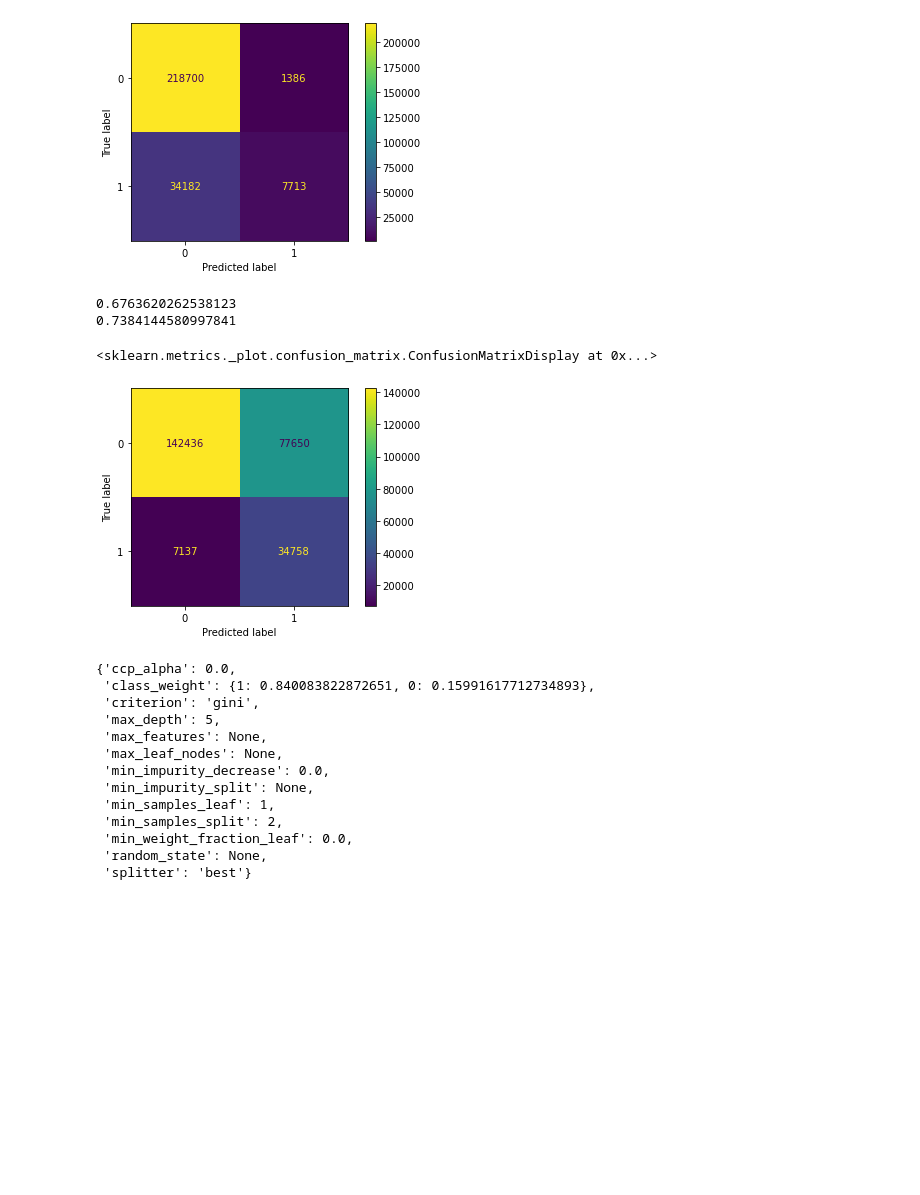
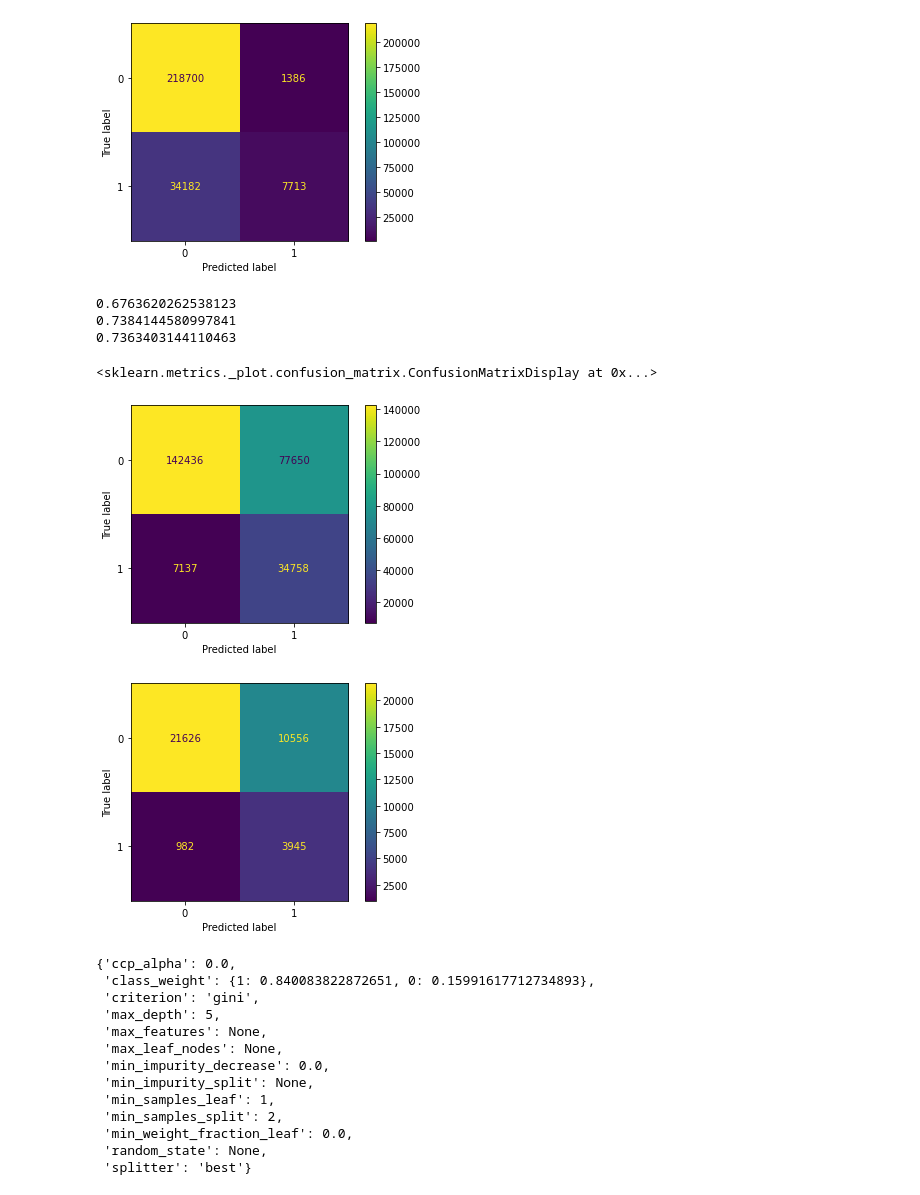
Before and after one commit to alexanderkrauck/CHEERS_Challenge, a Jupyter notebook: CHEERS_challenge_round_1/06_Feature_Relevance_Exploration.ipynb, the cells around one changed output. Saved outputs shown, nothing was run; the diff lists cells and outputs as text; code cells hidden in the pictures; blank space fills up the shorter version.

```diff
--- a/CHEERS_challenge_round_1/06_Feature_Relevance_Exploration.ipynb
+++ b/CHEERS_challenge_round_1/06_Feature_Relevance_Exploration.ipynb
@@ -37,6 +37,7 @@ Global seed set to 1337
 1337
 # %%
 train_ds = RelevantDataset(dataset="train", target_mode="isrelevant", device=device)
+val_ds = RelevantDataset(dataset="val", device = device, target_mode="isrelevant", dimensions = train_ds.dimensions)
 # %%
 import sklearn
 import sklearn.tree
@@ -45,6 +46,9 @@ import sklearn.metrics
 # %%
 X_without_bert = np.delete(train_ds.X,2,axis=-1)
 Y= train_ds.Y
+
+X_val = np.delete(val_ds.X,2,axis=-1)
+Y_val = val_ds.Y
 # %%
 tree = sklearn.tree.DecisionTreeClassifier(criterion = "gini", max_depth=5)
 tree.fit(X_without_bert, Y)
@@ -59,14 +63,19 @@ sklearn.metrics.plot_confusion_matrix(tree, X_without_bert, Y)
 # %%
 tree = sklearn.tree.DecisionTreeClassifier(criterion = "gini", max_depth=5 , class_weight = {1: 1-train_ds.prior, 0:train_ds.prior})
 tree.fit(X_without_bert, Y)
 print(sklearn.metrics.accuracy_score(Y, tree.predict(X_without_bert)))
 print(sklearn.metrics.balanced_accuracy_score( Y, tree.predict(X_without_bert)))
+print(sklearn.metrics.balanced_accuracy_score( Y_val, tree.predict(X_val)))
+
 sklearn.metrics.plot_confusion_matrix(tree, X_without_bert, Y)
+sklearn.metrics.plot_confusion_matrix(tree, X_val, Y_val)
 # %% [output]
 0.6763620262538123
 0.7384144580997841
+0.7363403144110463
 <sklearn.metrics._plot.confusion_matrix.ConfusionMatrixDisplay at 0x...>
 [figure]
+[figure, added]
 # %%
 tree.get_params(deep=True)
 # %% [output]
```
Also changed, not shown: parts of 2 cells of this notebook, 1 other file.
